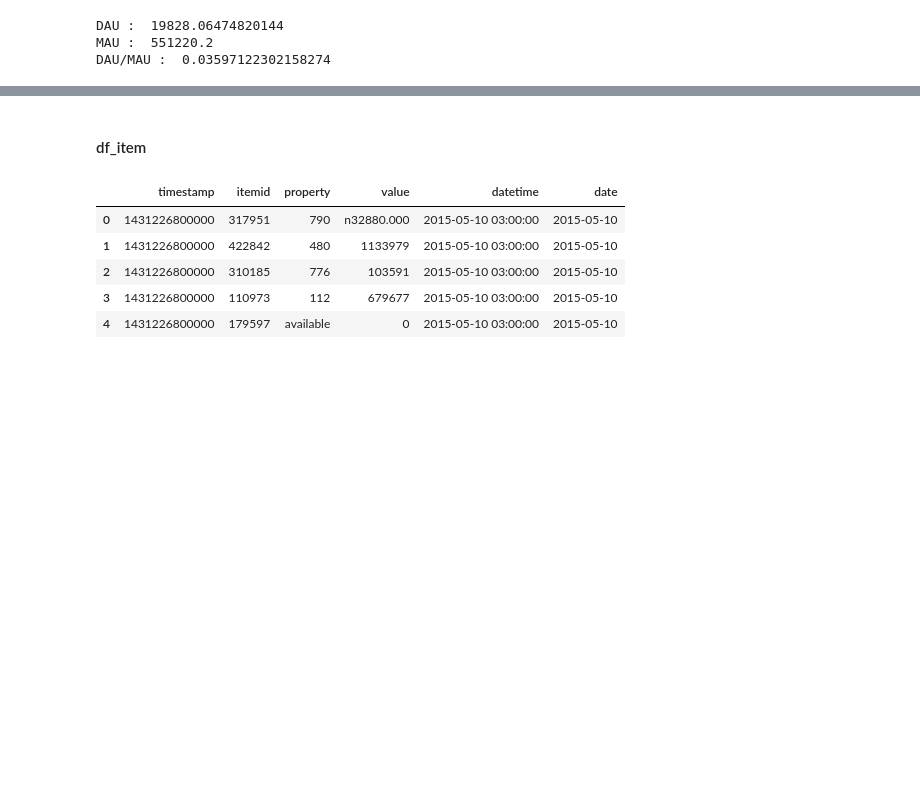
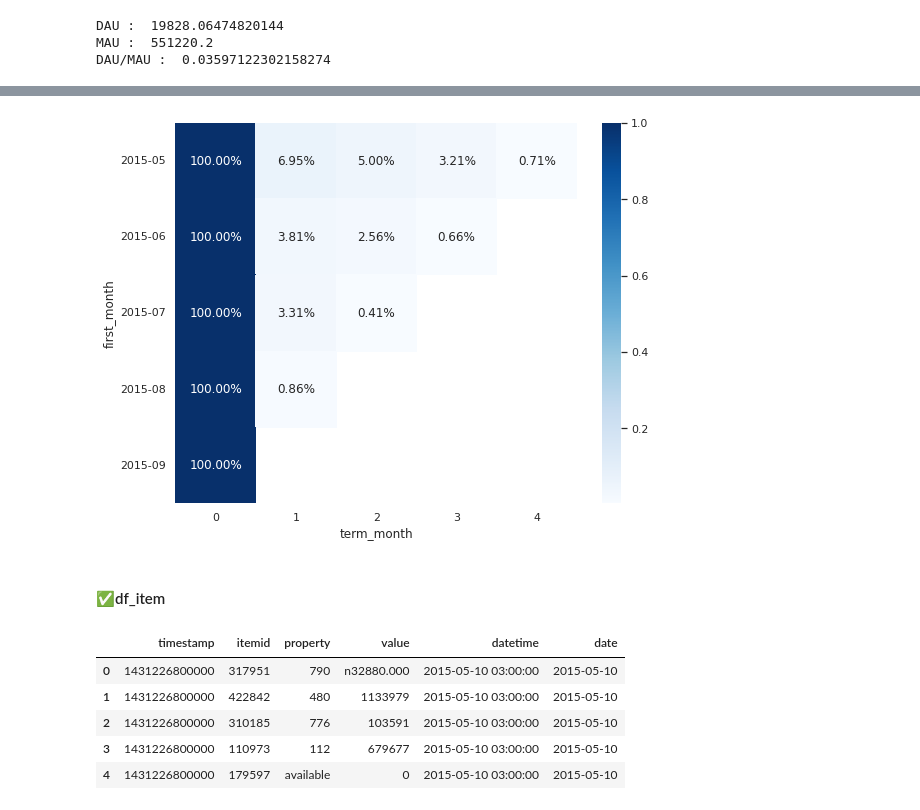
Before and after one commit to tkasod2/TIL, a Jupyter notebook: prj_analysis/Retailrocket_recommender_system_datase.ipynb, the cells around one changed output, grey strips where cells are left out. Cells and saved outputs as stored; diff of their text form; code cells hidden in the pictures; blank space fills up the shorter version.

```diff
--- a/prj_analysis/Retailrocket_recommender_system_datase.ipynb
+++ b/prj_analysis/Retailrocket_recommender_system_datase.ipynb
@@ -264,0 +359,14 @@ events.merge(first_come_date, on = 'visitorid')
+# %%
+# 몇 회의 transaction이 발생했는지 확인하기 위한 count column
+cohort['transaction_cnt'] = 0 # 0으로 초기화
+
+# 고객 별 transaction 횟수
+# time 기준으로 정렬되어있으므로, rank 함수로 처리함
+cohort.loc[(~cohort['transactionid'].isna(), 'transaction_cnt')] =\
+cohort[~cohort['transactionid'].isna()].groupby('visitorid')['transaction_cnt'].rank(method = 'first') # -------- ★
+# %%
+# last visit
+cohort['last_visit'] = cohort.groupby('visitorid')['date'].shift(1)
+
+# cohort['last_visit']= cohort['last_visit'].fillna(cohort['date'])
+cohort
@@ -264,0 +387,4 @@ events.merge(first_come_date, on = 'visitorid')
+# %%
+cohort['term_month'] = cohort['term'].dt.days # timedelta -> int로 변경
+cohort['term_month'] = cohort['term_month']//30
+cohort['term_month']
@@ -264,0 +424,7 @@ events.merge(first_come_date, on = 'visitorid')
+# %%
+df_cohort = cohort[~cohort['transactionid'].isna()].reset_index(drop=True)
+cohort_vis = df_cohort[['first_month','term_month','visitorid']].drop_duplicates().reset_index(drop = True).groupby(['first_month','term_month']).count().rename(columns ={'visitorid':'count_visit'})
+cohort_vis = cohort_vis.unstack()
+cohort_vis.columns = cohort_vis.columns.droplevel(0) # multi-index 제거
+cohort_vis = cohort_vis.divide(cohort_vis[0],axis=0) # 첫달껄로 다 나눠주기
+cohort_vis
@@ -265,5 +439,11 @@ events.merge(first_come_date, on = 'visitorid')
+# %%
+sns.set_theme(style="whitegrid", palette="pastel")
+g = sns.heatmap(cohort_vis, annot=True, fmt='.2%', cmap="Blues")
+g.figure.set_size_inches(9, 7)
+# %% [output]
+[figure, added]
 # %% [markdown]
-#### df_item
+#### ✅df_item
 # %%
 df_item.sort_values('timestamp',inplace=True)
 df_item.reset_index(drop=True, inplace = True)
```
Also changed, not shown: parts of 16 cells of this notebook.
